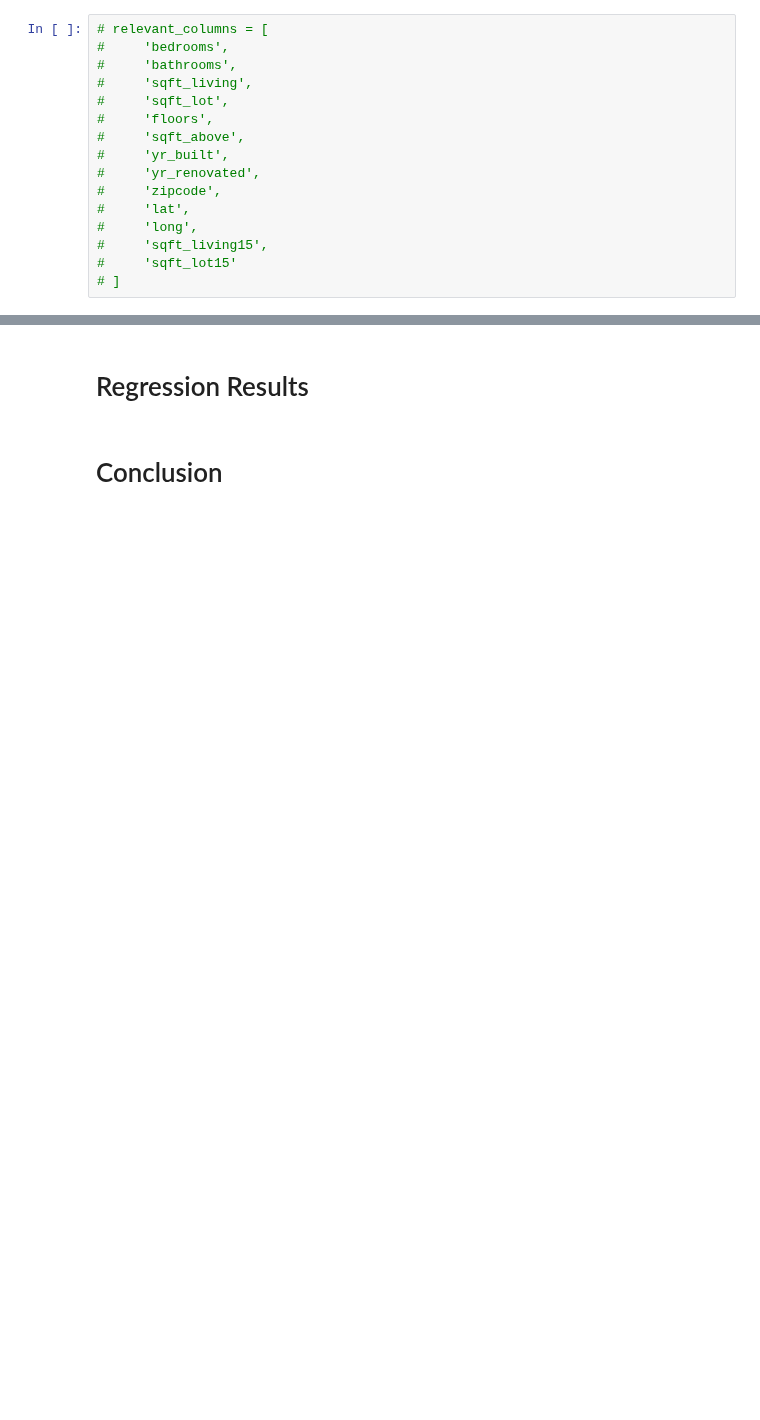
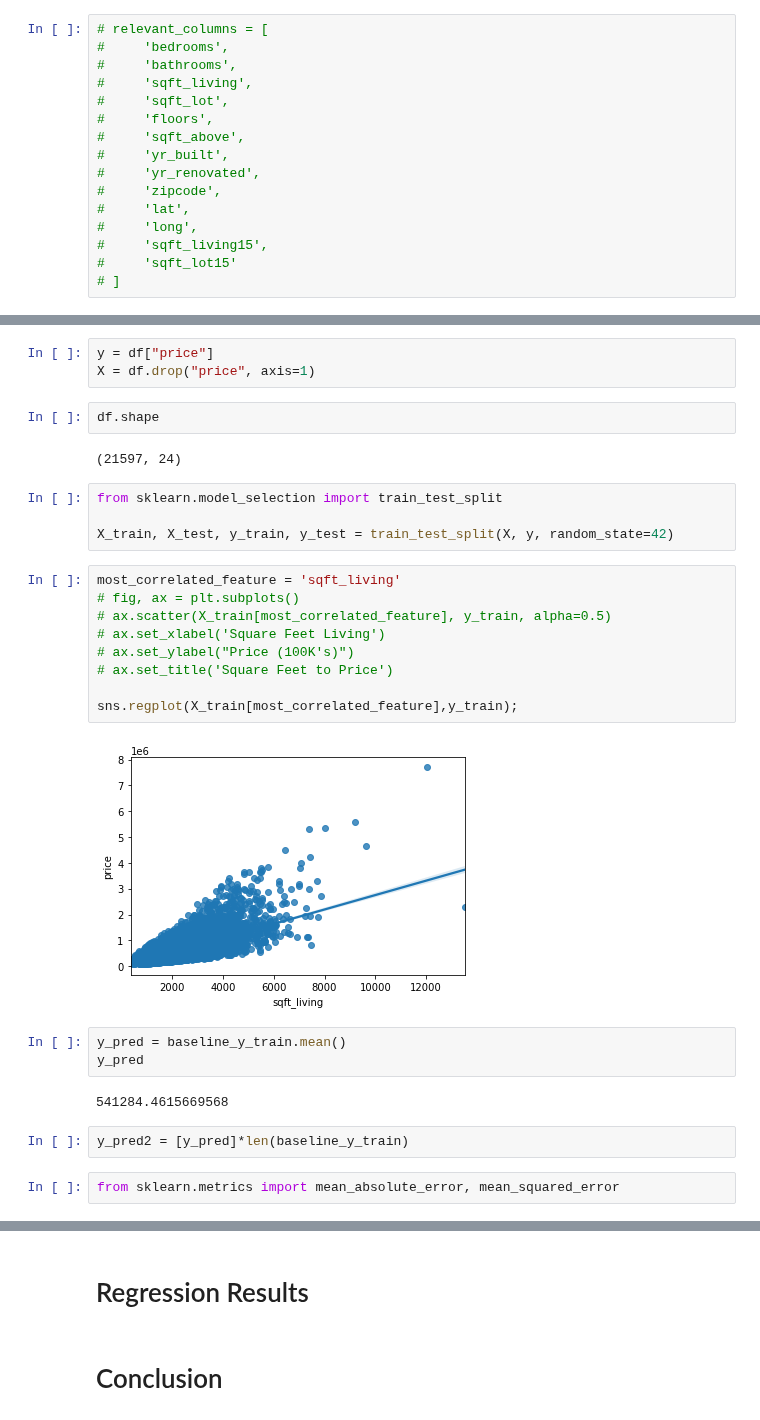
Before and after one commit to cyborgsage/kingco-realestate, a Jupyter notebook: doug_index.ipynb, the cells around one changed output, grey strips where cells are left out. Cells and saved outputs as stored; diff of their text form; blank space fills up the shorter version.

```diff
--- a/doug_index.ipynb
+++ b/doug_index.ipynb
@@ -360,0 +475,31 @@ NameError: name 'relevant_columns' is not defined
+# %%
+y = df["price"]
+X = df.drop("price", axis=1)
+# %%
+df.shape
+# %% [output]
+(21597, 24)
+# %%
+from sklearn.model_selection import train_test_split
+
+X_train, X_test, y_train, y_test = train_test_split(X, y, random_state=42)
+# %%
+most_correlated_feature = 'sqft_living'
+# fig, ax = plt.subplots()
+# ax.scatter(X_train[most_correlated_feature], y_train, alpha=0.5)
+# ax.set_xlabel('Square Feet Living')
+# ax.set_ylabel("Price (100K's)")
+# ax.set_title('Square Feet to Price')
+
+sns.regplot(X_train[most_correlated_feature],y_train);
+# %% [output]
+[figure, added]
+# %%
+y_pred = baseline_y_train.mean()
+y_pred
+# %% [output]
+541284.4615669568
+# %%
+y_pred2 = [y_pred]*len(baseline_y_train)
+# %%
+from sklearn.metrics import mean_absolute_error, mean_squared_error
```
Also changed, not shown: parts of 34 cells of this notebook.
